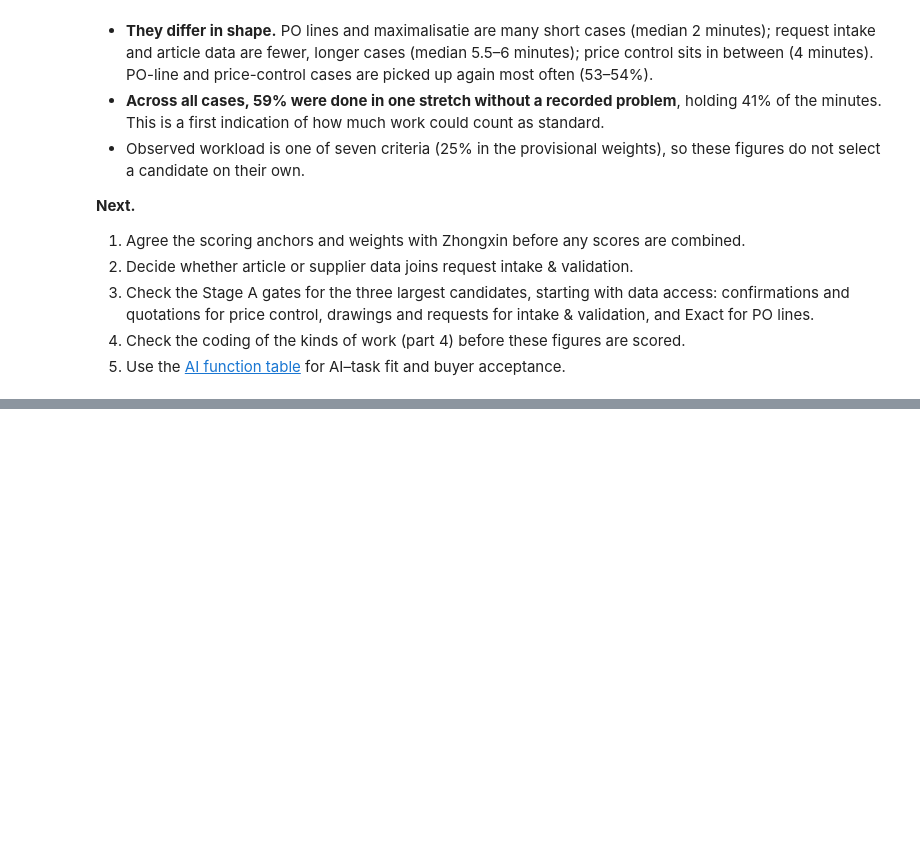
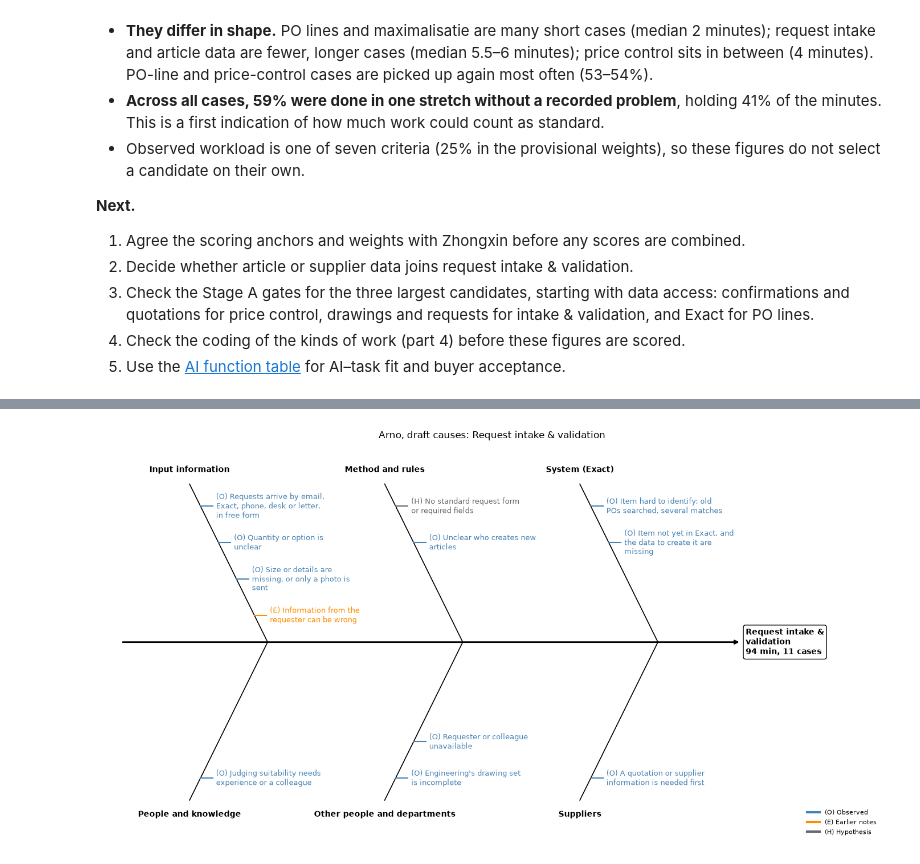
Before and after one commit to Luuuuuig/Bachelor-End-Project, a Jupyter notebook: Arno_Analysis_2026_10_02.ipynb, the cells around one changed output, grey strips where cells are left out. Saved outputs shown, nothing was run; the diff lists cells and outputs as text; code cells hidden in the pictures; blank space fills up the shorter version.

```diff
--- a/Arno_Analysis_2026_10_02.ipynb
+++ b/Arno_Analysis_2026_10_02.ipynb
@@ -1282,0 +1549,4 @@ Their minutes: 228.0 of 560.0 (41%)
+# %%
+fishbone("Request intake & validation")
+# %% [output]
+[figure, added]
```
Also changed, not shown: parts of 13 cells of this notebook.
